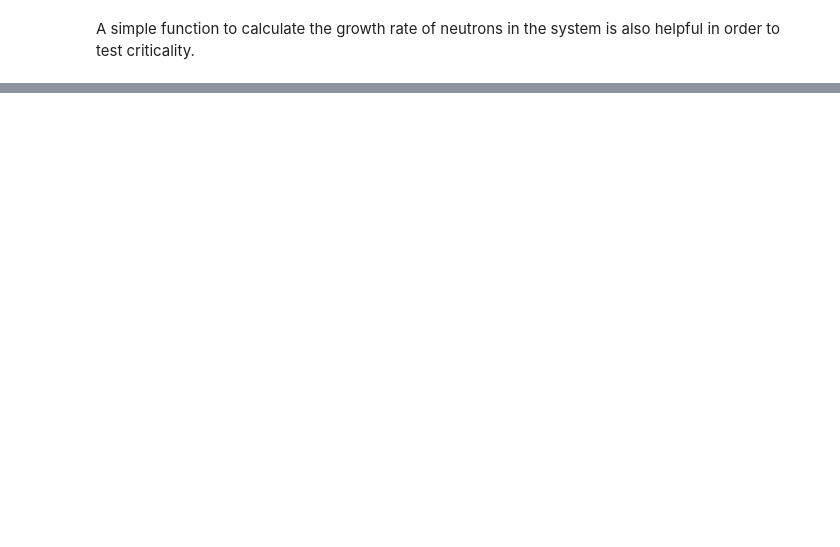
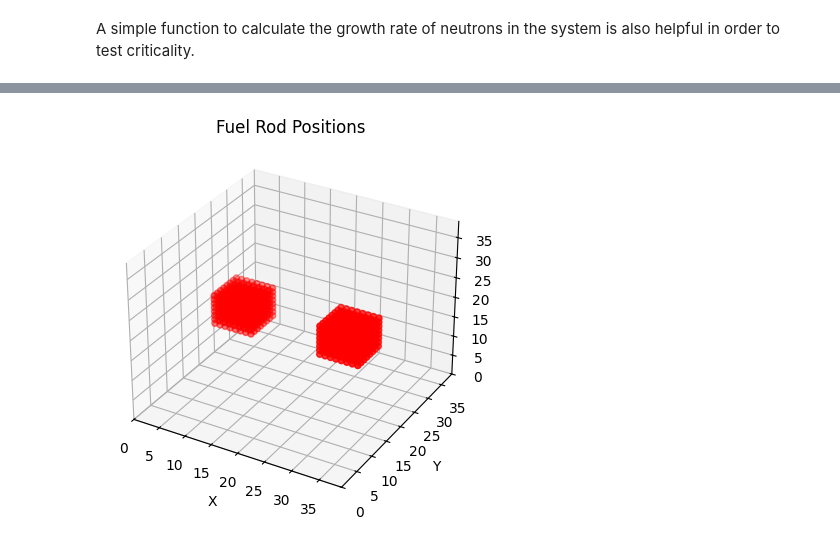
Before and after one commit to epetrimoulx/Neutron-Diffusion, a Jupyter notebook: Stationary/Neutron_Diffusion_Stationary.ipynb, the cells around one changed output, grey strips where cells are left out. Drawn from its saved outputs; the diff is of its cells as text; code cells hidden in the pictures; blank space fills up the shorter version.

```diff
--- a/Stationary/Neutron_Diffusion_Stationary.ipynb
+++ b/Stationary/Neutron_Diffusion_Stationary.ipynb
@@ -62,10 +62,5 @@ Object class for the fuel rods
 # %%
 class Shape:
-    """
-    Note: the length, width, and height members are described in terms of # of Uranium atoms
-
-    Ex. length = 5 means 5 Uranium atoms in length
-    """
     def __init__(self, length: int, width: int, height: int, name: str, mass: int, element_name: str, element_num: int):
         self.name: str = name
         self.length: int = length
@@ -313,11 +322,11 @@ def place_fuel_rods_in_grid(grid: np.ndarray[float], rod1_initial_condition: np.
     grid[start_x:start_x + smaller_size1[0], start_y:start_y + smaller_size1[1], start_z:start_z + smaller_size1[2]] = rod1_initial_condition
 
     # Calculate the starting indices for placing the second smaller array
-    start_x = center_larger_x - smaller_size1[0] // 2 - separation//2
-    start_y = center_larger_y - smaller_size1[1] // 2
-    start_z = center_larger_z - smaller_size1[2] // 2
+    start_x = center_larger_x - smaller_size2[0] // 2 - separation//2
+    start_y = center_larger_y - smaller_size2[1] // 2
+    start_z = center_larger_z - smaller_size2[2] // 2
 
-    grid[start_x:start_x + smaller_size2[0], start_y:start_y + smaller_size2[1],start_z:start_z + smaller_size2[2]] = rod1_initial_condition
+    grid[start_x:start_x + smaller_size2[0], start_y:start_y + smaller_size2[1],start_z:start_z + smaller_size2[2]] = rod2_initial_condition
 
     return grid
 # %% [markdown]
@@ -465,0 +480,69 @@ interactive(children=(IntSlider(value=0, description='Time Step', max=448), Outp
+# %%
+# Create Fuel Rod Objects
+fuel_rod_1 = Shape(8, 8, 8, 'Cube', 235, 'Uranium', 92)
+fuel_rod_2 = Shape(8, 8, 8, 'Cube', 235, 'Uranium', 92)
+
+print(f'{fuel_rod_1} \n')
+print(f'{fuel_rod_2} \n')
+
+# Set up initial conditions for both Fuel Rod Objects
+initial_condition_1 = fuel_rod_1.set_initial_conditions()
+initial_condition_2 = fuel_rod_2.set_initial_conditions()
+
+# Initialize grid-spacing, timesteps, number of timesteps, total time, and density
+grid_spacing: float       = 1 / BOX_LENGTH
+timestep_size: float      = (grid_spacing ** 2 / 6 / DIFFUSION_CONST) * 0.25
+t_final: float            = 5e-8
+num_timesteps: int        = int(t_final / timestep_size)
+total_density: np.ndarray = np.zeros(num_timesteps)
+time: np.ndarray          = np.linspace(0, t_final, num_timesteps)
+
+# Create Grid
+grid = np.zeros((BOX_LENGTH, BOX_LENGTH, BOX_LENGTH))
+object_separation = 20
+
+# Embed fuel rods into the grid
+grid = place_fuel_rods_in_grid(grid, initial_condition_1, initial_condition_2, object_separation)
+
+# Set up boundary conditions
+boundary_grid = np.full((BOX_LENGTH, BOX_LENGTH, BOX_LENGTH), False)
+boundary_grid[-1, :, :] = True
+boundary_grid[:, -1, :] = True
+boundary_grid[0, :, :] = True
+boundary_grid[:, 0, :] = True
+
+
+# Plot the fuel rod starting positions
+plot_fuel_rod_positions(grid)
+
+# Diffuse
+result = diffusion_3d(grid, grid_spacing, timestep_size, num_timesteps, boundary_grid)
+
+# Check for nan's
+if np.isnan(result).any():
+    print(f'The reaction went super critical and an overflow occurred. Stopping the simulation.')
+    exit()
+
+# Calculate density
+for i in range(0, num_timesteps):
+    total_density[i] = np.sum(result[:, :, :, i]) / result.size
+
+plt.figure()
+plt.title(f'Total Neutron Density over time')
+plt.xlabel('Time')
+plt.ylabel('Average Neutron Density')
+plt.plot(time, total_density)
+plt.show()
+
+# Create the slider widget for time step
+time_slider = IntSlider(
+    value=0,  # Initial value
+    min=0,  # Minimum time step
+    max=result.shape[3] - 1,  # Maximum time step
+    step=1,  # Increment step
+    description='Time Step'
+)
+
+# Use the interact function to link the slider to the plot function
+interact(plot_diffusion, time_step=time_slider)
+# %% [output]
@@ -465,0 +562 @@ interactive(children=(IntSlider(value=0, description='Time Step', max=448), Outp
+[figure, added]
```
Also changed, not shown: parts of 23 cells of this notebook, 2 other files.
